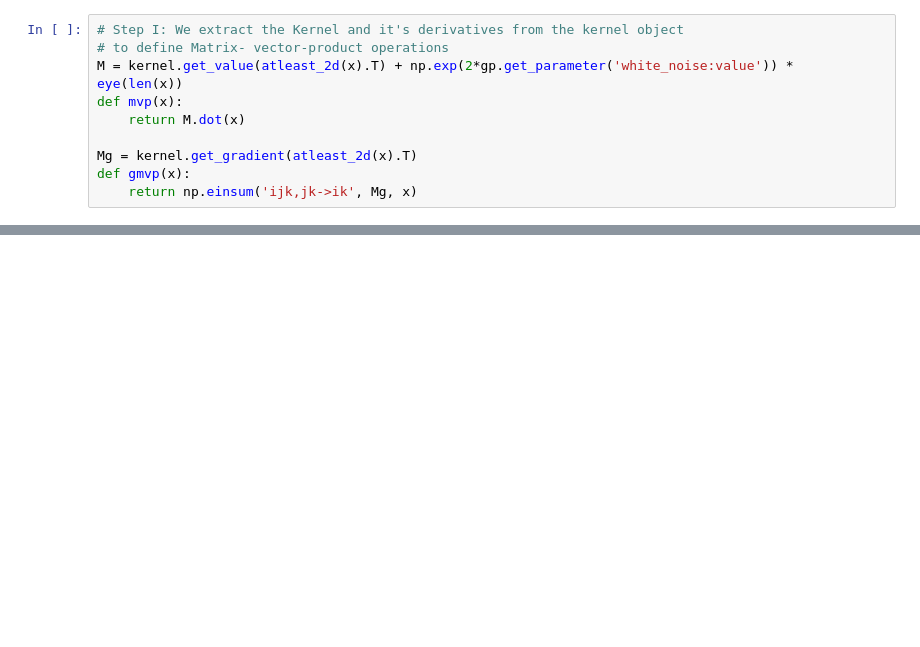
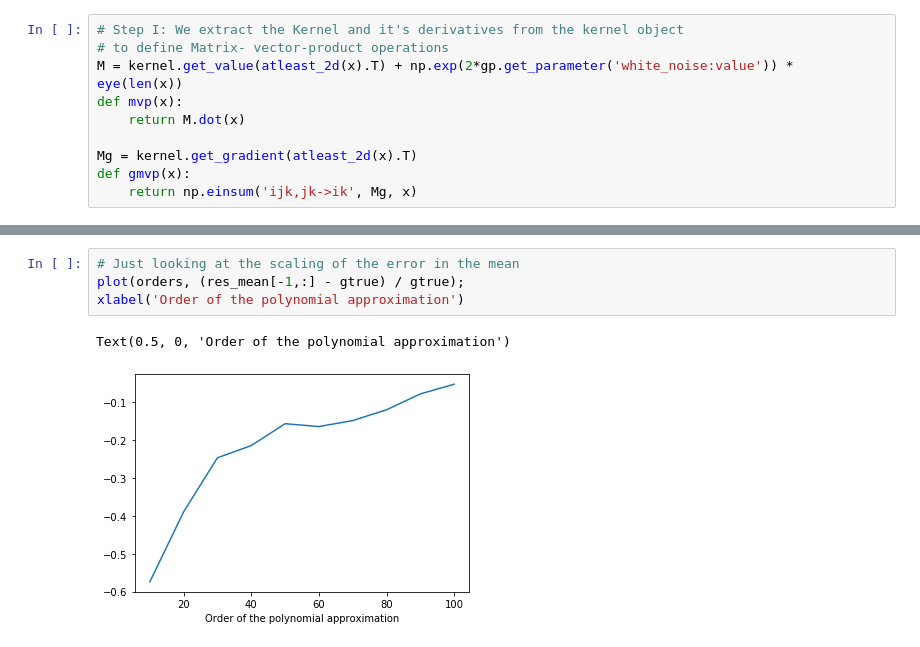
Before and after one commit to EiffL/SSSOB, a Jupyter notebook: notebooks/Chebyshev.ipynb, the cells around one changed output, grey strips where cells are left out. Drawn from its saved outputs; the diff is of its cells as text; blank space fills up the shorter version.

```diff
--- a/notebooks/Chebyshev.ipynb
+++ b/notebooks/Chebyshev.ipynb
@@ -131,0 +192,7 @@ axvline(trace(pinv(M).dot(Mg[:,:,1])),ls='--',color='blue', label="true grad the
+# %%
+# Just looking at the scaling of the error in the mean
+plot(orders, (res_mean[-1,:] - gtrue) / gtrue);
+xlabel('Order of the polynomial approximation')
+# %% [output]
+Text(0.5, 0, 'Order of the polynomial approximation')
+[figure, added]
```
Also changed, not shown: parts of 9 cells of this notebook.
